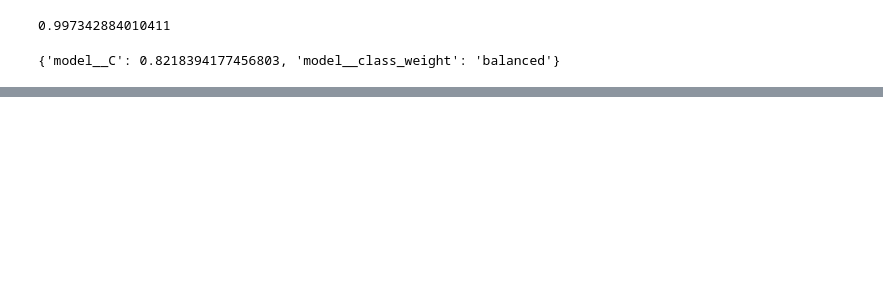
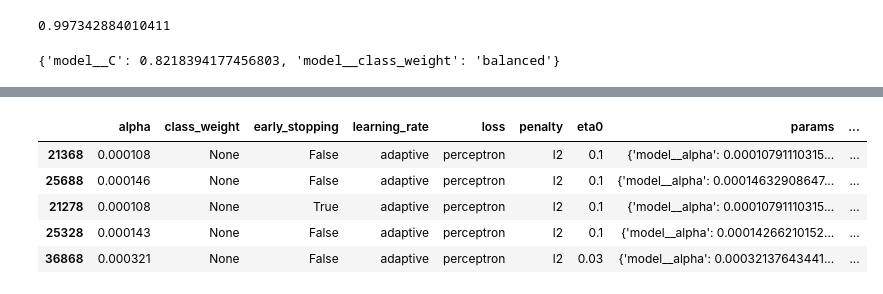
Before and after one commit to BradenAnderson/Quant-Case-Studies, a Jupyter notebook: 05_FirewallTraffic/AndersonLam_CS5.ipynb, the cells around one changed output, grey strips where cells are left out. Saved outputs shown, nothing was run; the diff lists cells and outputs as text; code cells hidden in the pictures; blank space fills up the shorter version.

```diff
--- a/05_FirewallTraffic/AndersonLam_CS5.ipynb
+++ b/05_FirewallTraffic/AndersonLam_CS5.ipynb
@@ -249,0 +227,69 @@ gs1_df.sort_values(by="mean_test_balanced_accuracy", ascending=False).head(2)
+# %%
+target = "Action"
+drop_cols = ["NAT Destination Port"]
+
+X = train_df.drop(columns=drop_cols+[target])
+y = train_df[target].to_numpy()
+
+ohe_cols = ["Source Port", "Destination Port", "NAT Source Port"]
+scale_cols = [c for c in X.columns if c not in ohe_cols]
+
+preprocess = ColumnTransformer(transformers=[("ohe", OneHotEncoder(handle_unknown='infrequent_if_exist'),
+                                              ohe_cols),
+                                             ("scale", StandardScaler(), scale_cols)],
+                               remainder="passthrough",
+                               n_jobs=10)
+
+model_sgd = Pipeline(steps=[("preprocess", preprocess),
+                        ("model", SGDClassifier(random_state=7742,
+                                                tol=5e-4,
+                                                n_jobs=15,
+                                                max_iter=50_000,
+                                                shuffle=True))])
+
+
+alphas = np.logspace(start=-4, stop=1.5, num=500)
+
+parameter_grid = [{"model__penalty": ["l2", "l1"],
+                  "model__loss": ["hinge", "log_loss", "modified_huber",
+                                  "squared_hinge", "perceptron"],
+                  "model__alpha":alphas,
+                  "model__learning_rate":["optimal"],
+                  "model__early_stopping":[True, False],
+                  "model__class_weight":["balanced",None]},
+                  {"model__penalty": ["l2", "l1"],
+                  "model__loss": ["hinge", "log_loss", "modified_huber",
+                                  "squared_hinge", "perceptron"],
+                  "model__alpha":alphas,
+                  "model__learning_rate":["adaptive"],
+                   "model__eta0":[5e-1, 1e-1, 3e-1, 3e-2, 1e-2,
+                           3e-3, 1e-3, 3e-4, 1e-4],
+                  "model__early_stopping":[True, False],
+                  "model__class_weight":["balanced",None]}]
+
+metrics=['f1_weighted', 'f1_micro', 'f1_macro',
+         'recall_weighted', 'recall_micro', 'recall_macro',
+         'precision_weighted', 'precision_micro', 'precision_macro',
+         'accuracy', 'balanced_accuracy']
+
+# gs2 = run_gridsearch(X=X,
+#                      y=y,
+#                      folds=5,
+#                      estimator=model_sgd,
+#                      param_grid=parameter_grid,
+#                      n_jobs=50,
+#                      scoring= metrics,
+#                      random_state=7742,
+#                      save_name=get_gs_save_name(model_name=f"SGD"))
+
+PATH=f"./models/SGD_20221027_2341.pkl"
+gs2 = load_gs_from_pickle(pickle_filepath=PATH)
+gs2_df = gs_to_clean_df(gs2.cv_results_, sort_metric="mean_test_f1_weighted")
+gs2_df.loc[:,[c for c in gs2_df.columns if "std" not in c]].head()
+# %% [output]
+|  | alpha | class_weight | early_stopping | learning_rate | loss | penalty | eta0 | params | ... |
+| 21368 | 0.000108 | None | False | adaptive | perceptron | l2 | 0.1 | {'model__alpha': 0.00010791110315... | ... |
+| 25688 | 0.000146 | None | False | adaptive | perceptron | l2 | 0.1 | {'model__alpha': 0.00014632908647... | ... |
+| 21278 | 0.000108 | None | True | adaptive | perceptron | l2 | 0.1 | {'model__alpha': 0.00010791110315... | ... |
+| 25328 | 0.000143 | None | False | adaptive | perceptron | l2 | 0.1 | {'model__alpha': 0.00014266210152... | ... |
+| 36868 | 0.000321 | None | False | adaptive | perceptron | l2 | 0.03 | {'model__alpha': 0.00032137643441... | ... |
```
Also changed, not shown: parts of 25 cells of this notebook, 3 other files.
